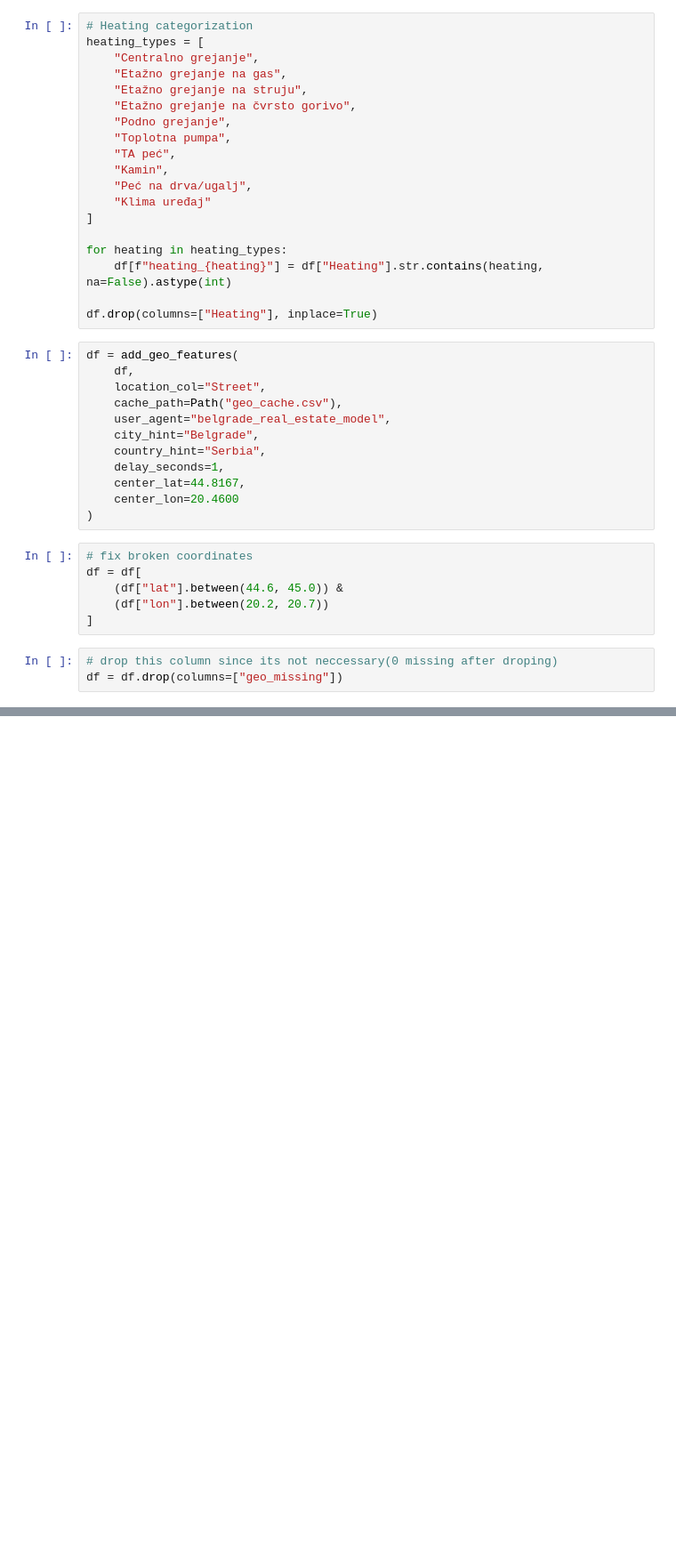
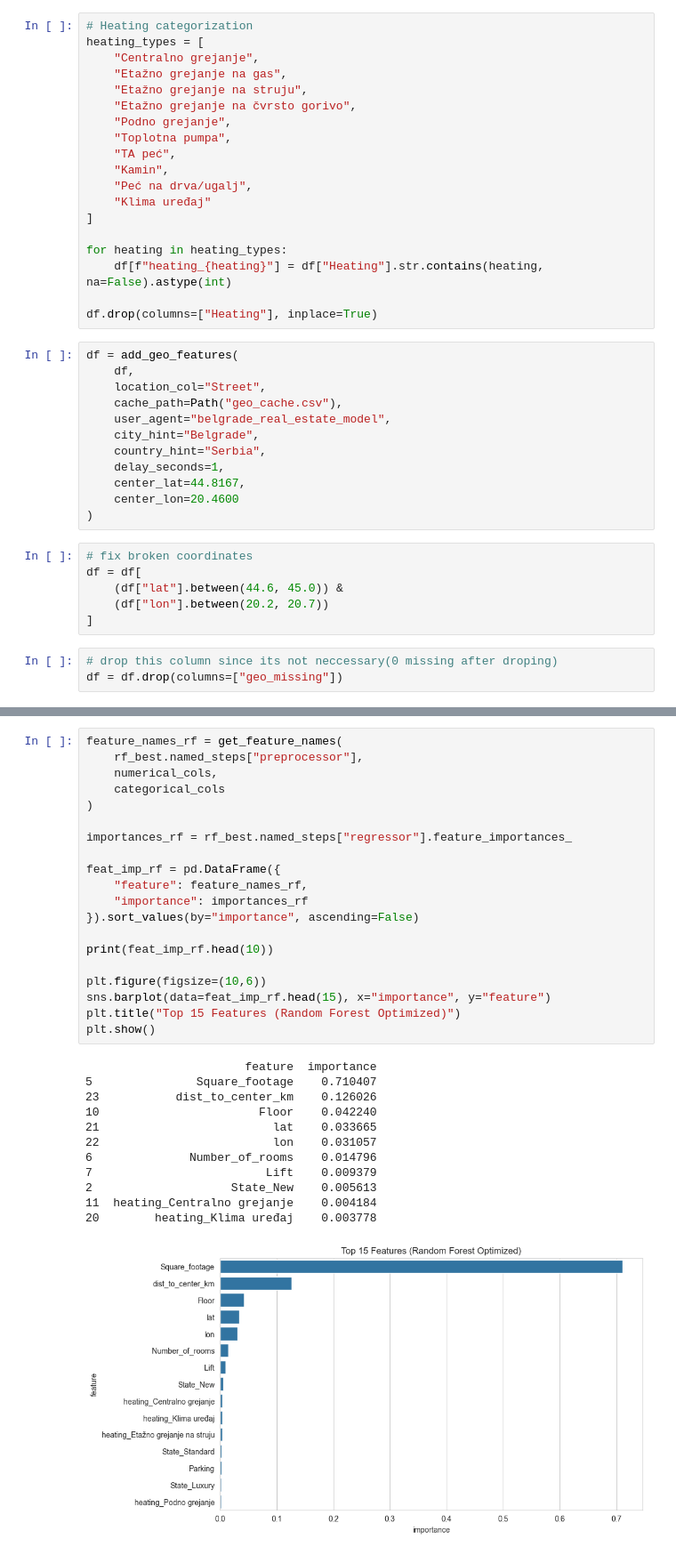
Before and after one commit to pyter1/siap_real_estate_price_prediction, a Jupyter notebook: EDA.ipynb, the cells around one changed output, grey strips where cells are left out. Shown at 89% size. Drawn from its saved outputs; the diff is of its cells as text; blank space fills up the shorter version.

```diff
--- a/EDA.ipynb
+++ b/EDA.ipynb
@@ -795,0 +1116,33 @@ plt.show()
+# %%
+feature_names_rf = get_feature_names(
+    rf_best.named_steps["preprocessor"],
+    numerical_cols,
+    categorical_cols
+)
+
+importances_rf = rf_best.named_steps["regressor"].feature_importances_
+
+feat_imp_rf = pd.DataFrame({
+    "feature": feature_names_rf,
+    "importance": importances_rf
+}).sort_values(by="importance", ascending=False)
+
+print(feat_imp_rf.head(10))
+
+plt.figure(figsize=(10,6))
+sns.barplot(data=feat_imp_rf.head(15), x="importance", y="feature")
+plt.title("Top 15 Features (Random Forest Optimized)")
+plt.show()
+# %% [output]
+                       feature  importance
+5               Square_footage    0.710407
+23           dist_to_center_km    0.126026
+10                       Floor    0.042240
+21                         lat    0.033665
+22                         lon    0.031057
+6              Number_of_rooms    0.014796
+7                         Lift    0.009379
+2                    State_New    0.005613
+11  heating_Centralno grejanje    0.004184
+20        heating_Klima uređaj    0.003778
+[figure, added]
```
Also changed, not shown: parts of 70 cells of this notebook.
